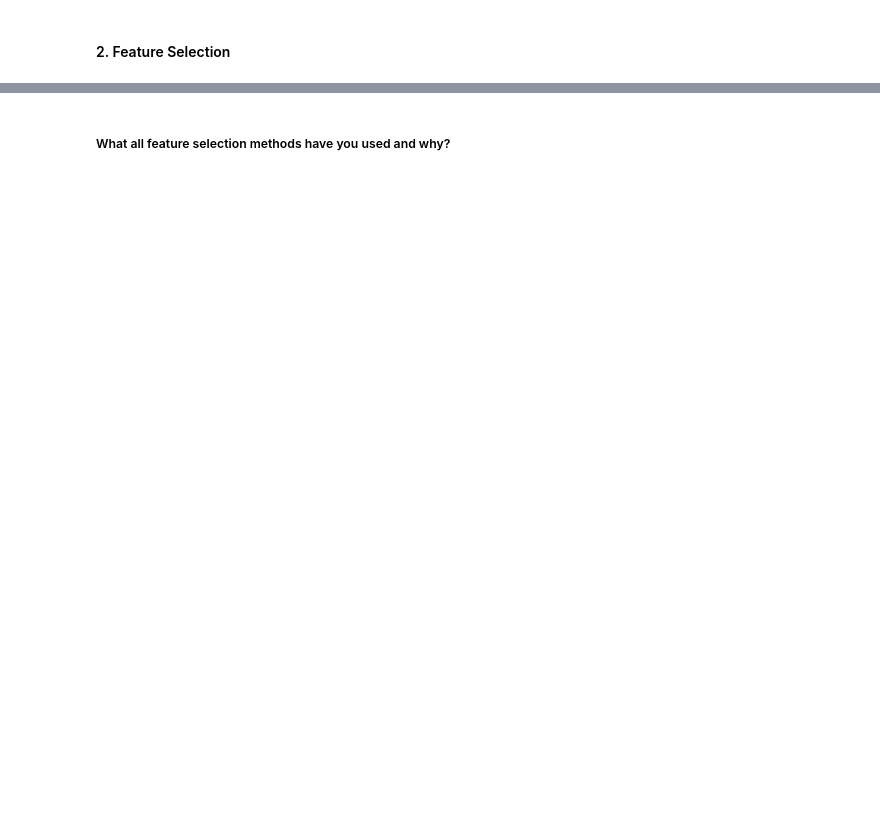
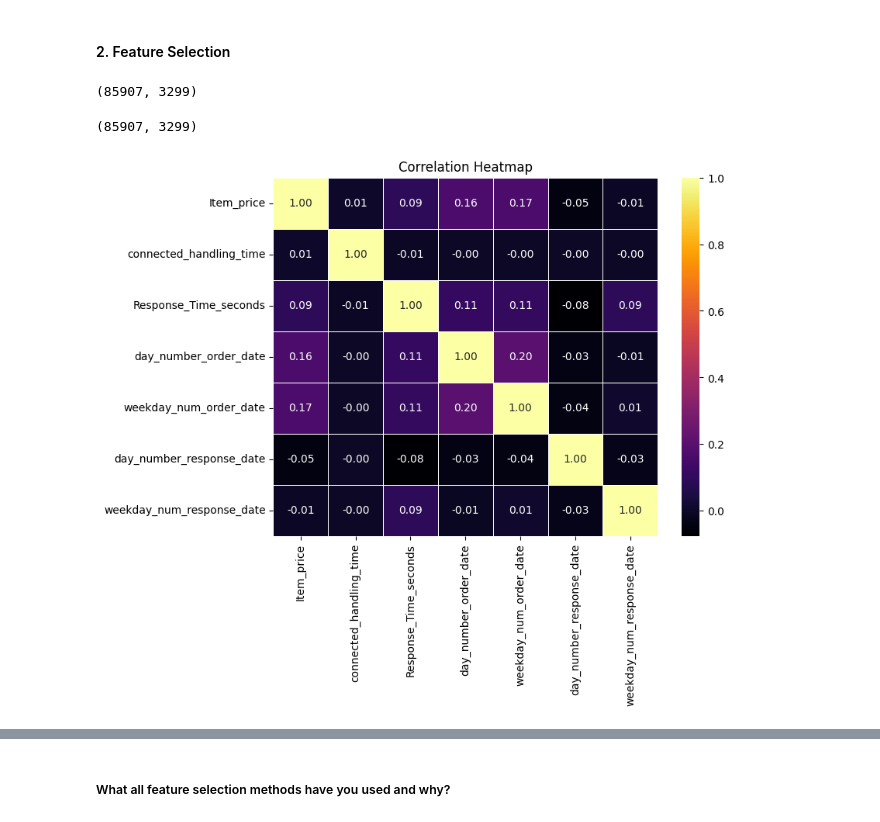
Before and after one commit to Ayushx29/DeepCSAT-E-Commerce-Customer-Satisfaction-Score-Prediction, a Jupyter notebook: DeepCSAT_E_Commerce_Customer_Satisfaction_Score_Prediction.ipynb, the cells around one changed output, grey strips where cells are left out. Drawn from its saved outputs; the diff is of its cells as text; code cells hidden in the pictures; blank space fills up the shorter version.

```diff
--- a/DeepCSAT_E_Commerce_Customer_Satisfaction_Score_Prediction.ipynb
+++ b/DeepCSAT_E_Commerce_Customer_Satisfaction_Score_Prediction.ipynb
@@ -1415,0 +1592,4 @@ Answer Here.
+# %%
+# Perform one-hot encoding
+df_encoded = pd.get_dummies(df_new, columns=categorical_columns)
+df_encoded.head()
@@ -1478,0 +1643,3 @@ Answer Here.
+# %%
+# Drop Date columns after feature extraction
+df_encoded.drop(columns=['order_date_time', 'Survey_response_Date','Issue_reported at','issue_responded','Response_Time'], inplace=True)
@@ -1480,3 +1657,52 @@ Answer Here.
 #### 2. Feature Selection
 # %%
 # Select your features wisely to avoid overfitting
+
+# Checking the shape of dataset
+df_encoded.shape
+# %% [output]
+(85907, 3299)
+# %%
+# Dropping Constant and Quasi Constant Feature
+def dropping_constant(data):
+    from sklearn.feature_selection import VarianceThreshold
+
+    # Drop non-numeric columns
+    numeric_data = data.select_dtypes(include=['number'])
+
+    var_thres = VarianceThreshold(threshold=0.05)
+    var_thres.fit(numeric_data)
+
+    concol = [column for column in numeric_data.columns
+              if column not in numeric_data.columns[var_thres.get_support()]]
+
+    if "CSAT Score" in concol:
+        concol.remove("CSAT Score")
+
+    df_removed_var = data.drop(concol, axis=1)
+    return df_removed_var
+# %%
+# Calling the function
+df_removed_var=dropping_constant(df_encoded)
+# %%
+# Checking the shape after feature dropped
+df_removed_var.shape
+# %% [output]
+(85907, 3299)
+# %%
+# Correlation Heatmap visualization code
+# Drop non-numeric columns
+numeric_data = df_removed_var.select_dtypes(include=['number'])
+numeric_data.drop(columns=['CSAT Score'], inplace=True)
+corr = numeric_data.corr()
+cmap = cmap=sns.diverging_palette(5, 250, as_cmap=True)
+
+
+
+# Create the heatmap
+plt.figure(figsize=(8, 6))
+sns.heatmap(corr, annot=True, cmap='inferno', fmt=".2f", linewidths=0.5)
+plt.title('Correlation Heatmap')
+plt.show()
+# %% [output]
+[figure, added]
```
Also changed, not shown: parts of 117 cells of this notebook.
